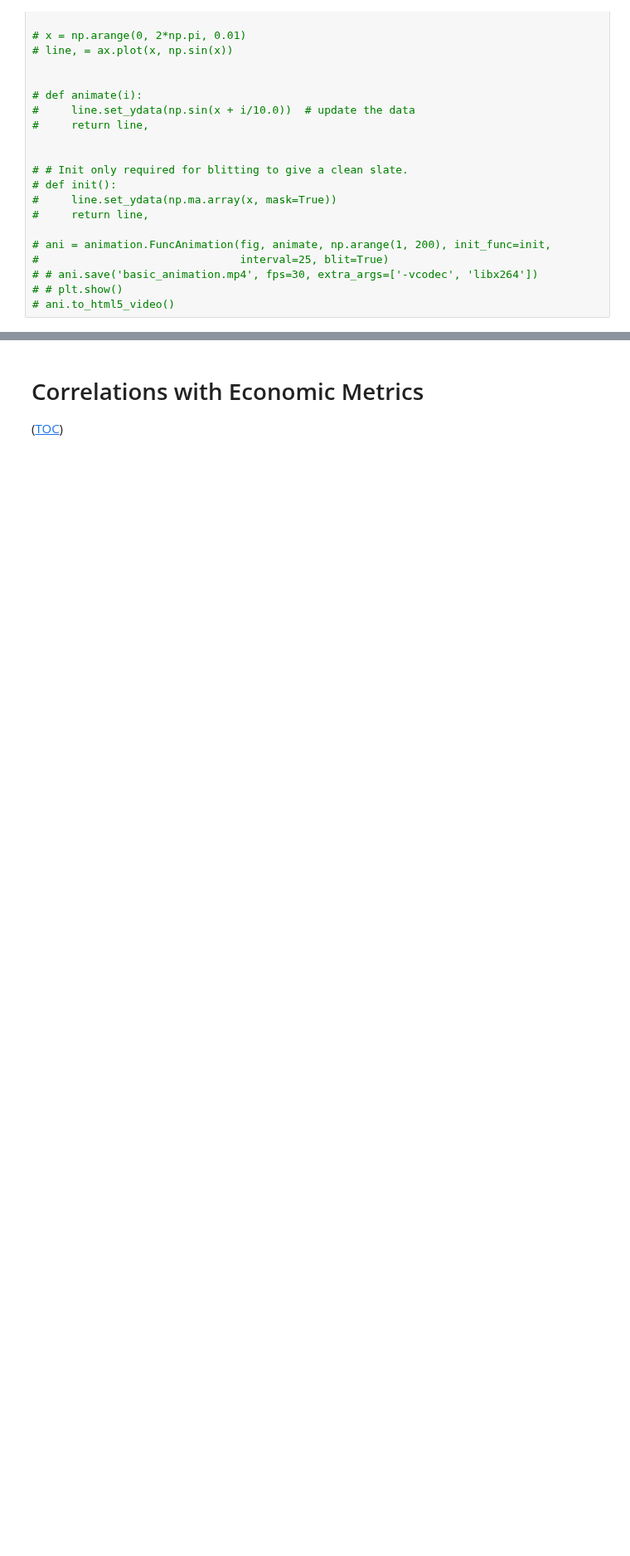
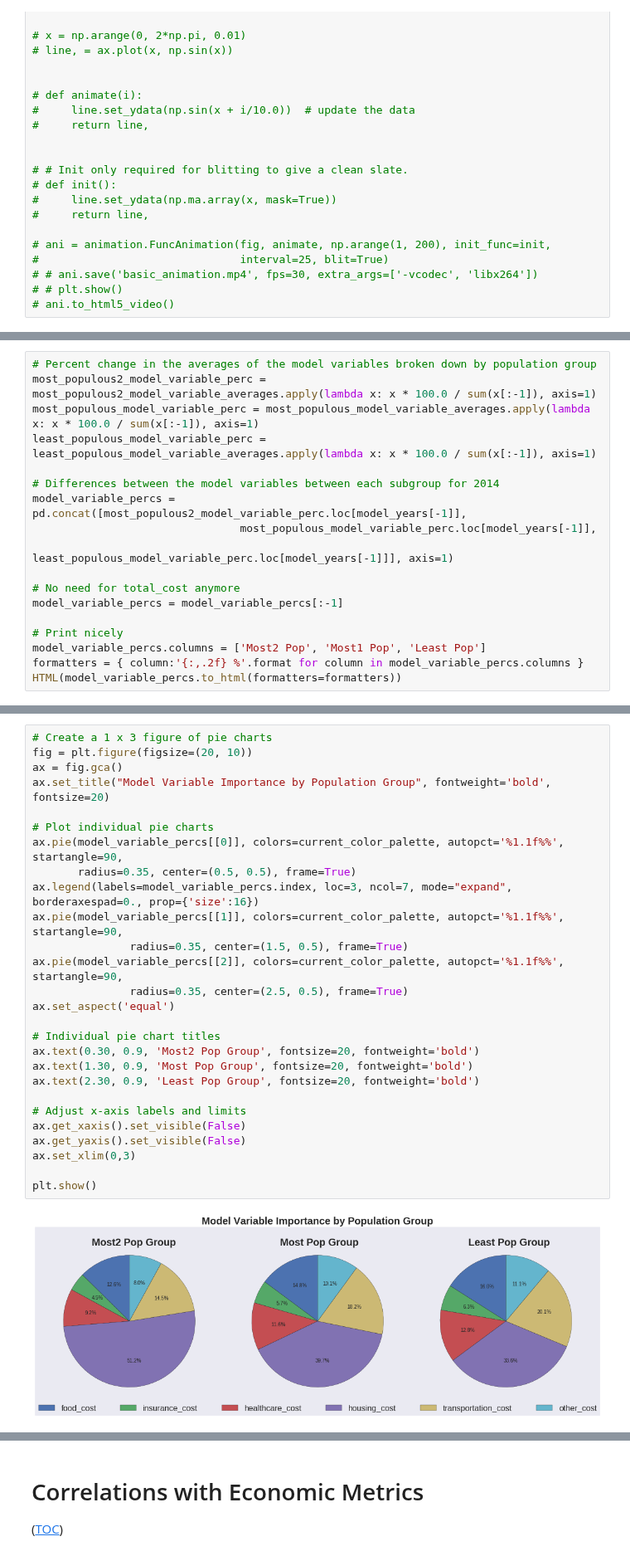
Before and after one commit to jquacinella/LivingWageModelExtension, a Jupyter notebook: Master's Thesis.ipynb, the cells around one changed output, grey strips where cells are left out. Shown at 83% size. Drawn from its saved outputs; the diff is of its cells as text; blank space fills up the shorter version.

```diff
--- a/Master's Thesis.ipynb
+++ b/Master's Thesis.ipynb
@@ -1277,0 +1393,18 @@ for year in range(2004, 2014):
+# %%
+# Percent change in the averages of the model variables broken down by population group
+most_populous2_model_variable_perc = most_populous2_model_variable_averages.apply(lambda x: x * 100.0 / sum(x[:-1]), axis=1)
+most_populous_model_variable_perc = most_populous_model_variable_averages.apply(lambda x: x * 100.0 / sum(x[:-1]), axis=1)
+least_populous_model_variable_perc = least_populous_model_variable_averages.apply(lambda x: x * 100.0 / sum(x[:-1]), axis=1)
+
+# Differences between the model variables between each subgroup for 2014
+model_variable_percs = pd.concat([most_populous2_model_variable_perc.loc[model_years[-1]],
+                                most_populous_model_variable_perc.loc[model_years[-1]],
+                                least_populous_model_variable_perc.loc[model_years[-1]]], axis=1)
+
+# No need for total_cost anymore
+model_variable_percs = model_variable_percs[:-1]
+
+# Print nicely
+model_variable_percs.columns = ['Most2 Pop', 'Most1 Pop', 'Least Pop']
+formatters = { column:'{:,.2f} %'.format for column in model_variable_percs.columns }
+HTML(model_variable_percs.to_html(formatters=formatters))
@@ -1277,0 +1419,29 @@ for year in range(2004, 2014):
+# %%
+# Create a 1 x 3 figure of pie charts
+fig = plt.figure(figsize=(20, 10))
+ax = fig.gca()
+ax.set_title("Model Variable Importance by Population Group", fontweight='bold', fontsize=20)
+
+# Plot individual pie charts
+ax.pie(model_variable_percs[[0]], colors=current_color_palette, autopct='%1.1f%%', startangle=90,
+       radius=0.35, center=(0.5, 0.5), frame=True)
+ax.legend(labels=model_variable_percs.index, loc=3, ncol=7, mode="expand", borderaxespad=0., prop={'size':16})
+ax.pie(model_variable_percs[[1]], colors=current_color_palette, autopct='%1.1f%%', startangle=90,
+               radius=0.35, center=(1.5, 0.5), frame=True)
+ax.pie(model_variable_percs[[2]], colors=current_color_palette, autopct='%1.1f%%', startangle=90,
+               radius=0.35, center=(2.5, 0.5), frame=True)
+ax.set_aspect('equal')
+
+# Individual pie chart titles
+ax.text(0.30, 0.9, 'Most2 Pop Group', fontsize=20, fontweight='bold')
+ax.text(1.30, 0.9, 'Most Pop Group', fontsize=20, fontweight='bold')
+ax.text(2.30, 0.9, 'Least Pop Group', fontsize=20, fontweight='bold')
+
+# Adjust x-axis labels and limits
+ax.get_xaxis().set_visible(False)
+ax.get_yaxis().set_visible(False)
+ax.set_xlim(0,3)
+
+plt.show()
+# %% [output]
+[figure, added]
```
Also changed, not shown: parts of 15 cells of this notebook.
